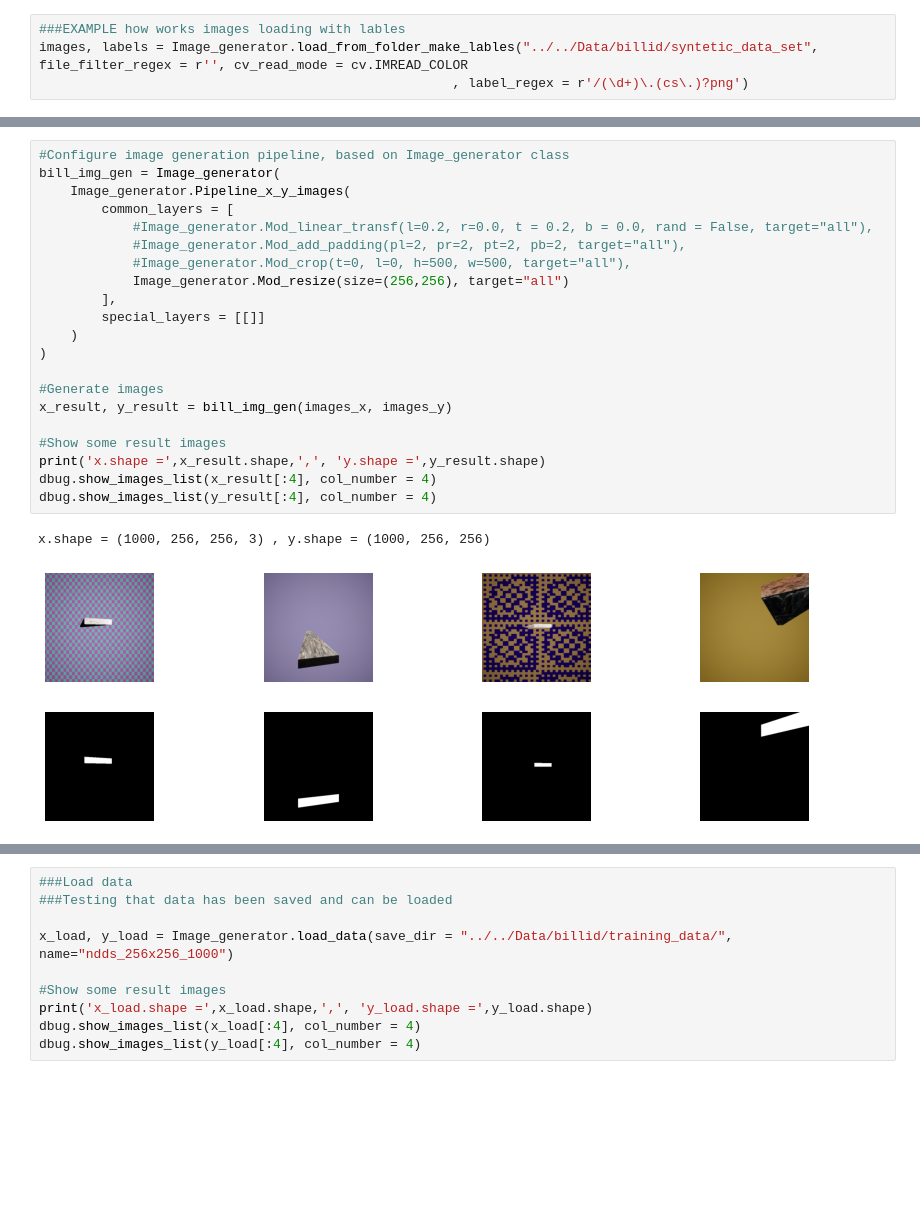
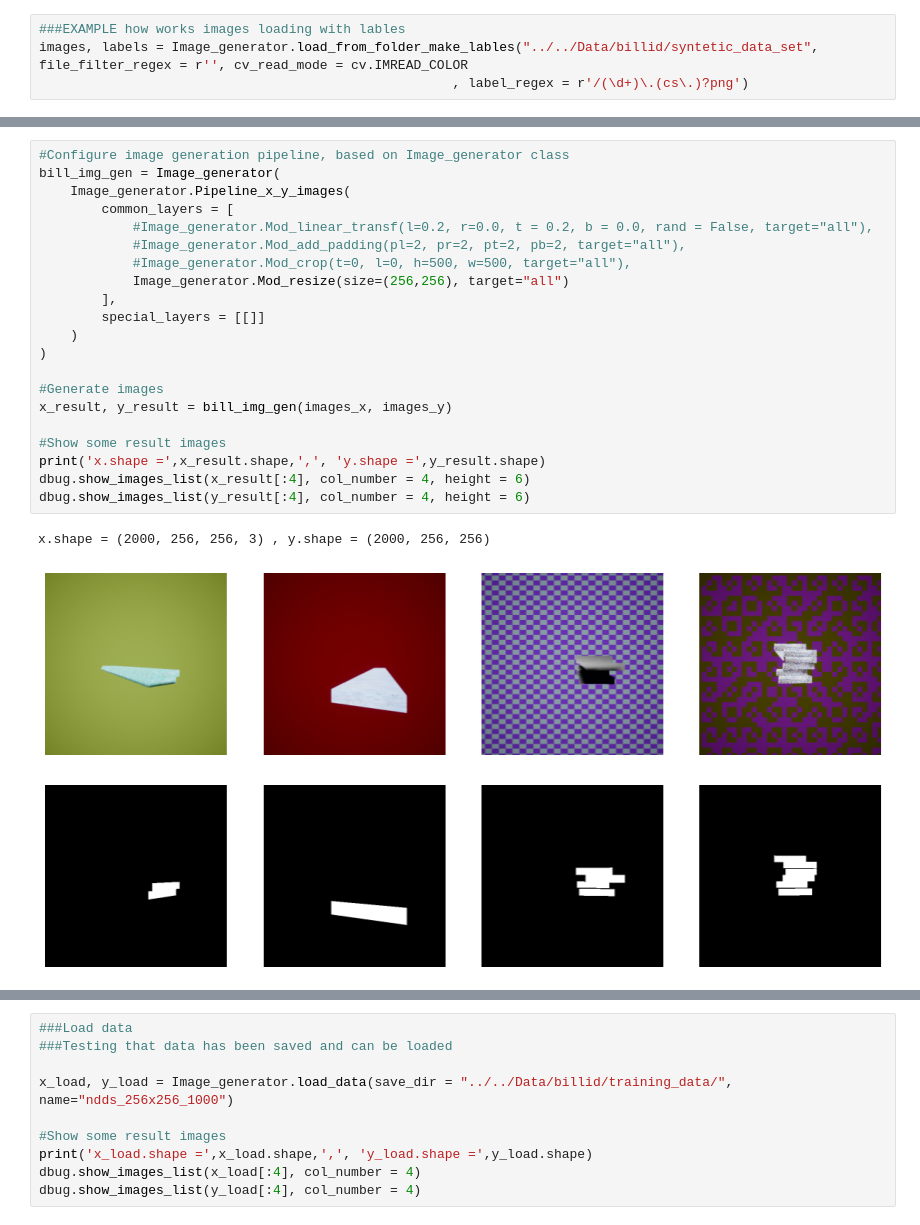
Before and after one commit to tunmustard/features_extractions, a Jupyter notebook: projects/billid/main_data_set_preparation.ipynb, the cells around one changed output, grey strips where cells are left out. Drawn from its saved outputs; the diff is of its cells as text; blank space fills up the shorter version.

```diff
--- a/projects/billid/main_data_set_preparation.ipynb
+++ b/projects/billid/main_data_set_preparation.ipynb
@@ -590,28 +590,28 @@ dbug.show_images_list(images_y[:4], col_number = 4)
 # %%
 #Configure image generation pipeline, based on Image_generator class
 bill_img_gen = Image_generator(
     Image_generator.Pipeline_x_y_images(
         common_layers = [
             #Image_generator.Mod_linear_transf(l=0.2, r=0.0, t = 0.2, b = 0.0, rand = False, target="all"),
             #Image_generator.Mod_add_padding(pl=2, pr=2, pt=2, pb=2, target="all"),
             #Image_generator.Mod_crop(t=0, l=0, h=500, w=500, target="all"),
             Image_generator.Mod_resize(size=(256,256), target="all")
         ],
         special_layers = [[]]
     )
 )
 
 #Generate images
 x_result, y_result = bill_img_gen(images_x, images_y)
 
 #Show some result images
 print('x.shape =',x_result.shape,',', 'y.shape =',y_result.shape)
-dbug.show_images_list(x_result[:4], col_number = 4)
-dbug.show_images_list(y_result[:4], col_number = 4)
+dbug.show_images_list(x_result[:4], col_number = 4, height = 6)
+dbug.show_images_list(y_result[:4], col_number = 4, height = 6)
 # %% [output]
-x.shape = (1000, 256, 256, 3) , y.shape = (1000, 256, 256)
+x.shape = (2000, 256, 256, 3) , y.shape = (2000, 256, 256)
-[figure, old version]
+[figure, new version]
-[figure, old version]
+[figure, new version]
 # %%
 ###Shuffle X and Y together
 x_result_shuff, y_result_shuff = bill_img_gen.shuffle_x_y(x_result, y_result)
```
Also changed, not shown: parts of 4 cells of this notebook, 6 other files.
